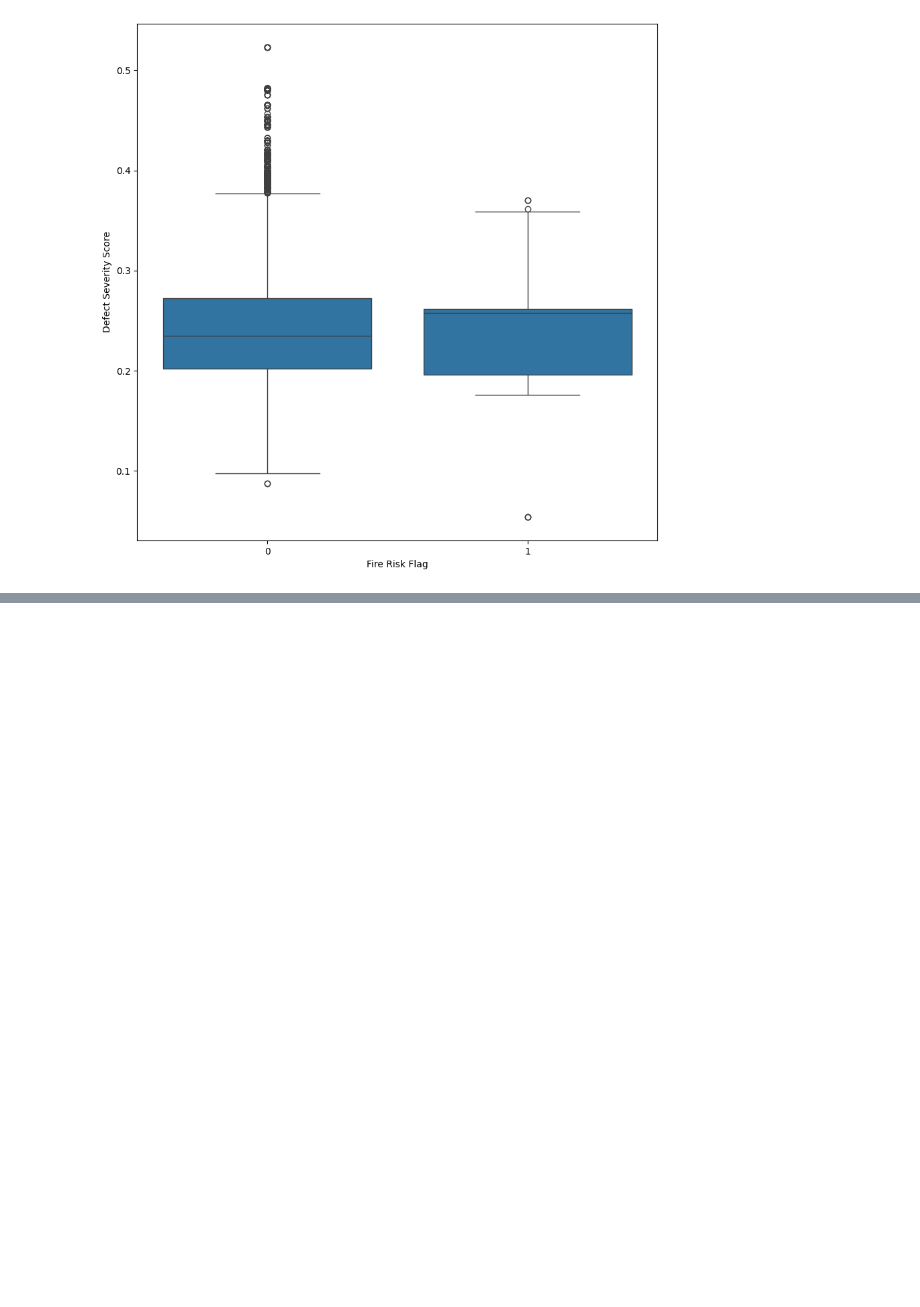
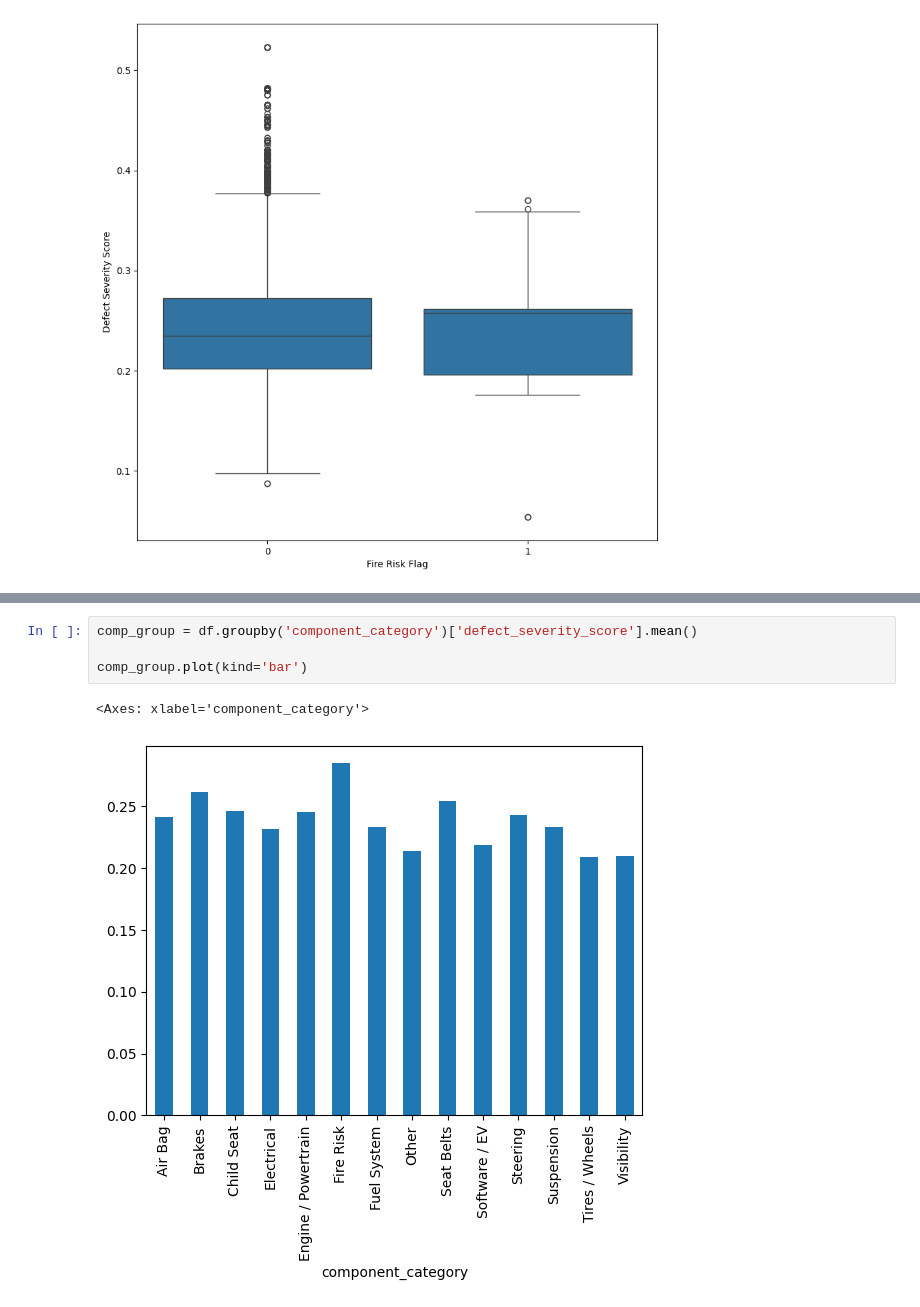
Before and after one commit to djmans630/DSC148_Project, a Jupyter notebook: DSC148_Final_Project_Dayoung.ipynb, the cells around one changed output, grey strips where cells are left out. Drawn from its saved outputs; the diff is of its cells as text; blank space fills up the shorter version.

```diff
--- a/DSC148_Final_Project_Dayoung.ipynb
+++ b/DSC148_Final_Project_Dayoung.ipynb
@@ -271,0 +401,7 @@ plt.show()
+# %%
+comp_group = df.groupby('component_category')['defect_severity_score'].mean()
+
+comp_group.plot(kind='bar')
+# %% [output]
+<Axes: xlabel='component_category'>
+[figure, added]
```
Also changed, not shown: parts of 12 cells of this notebook.
